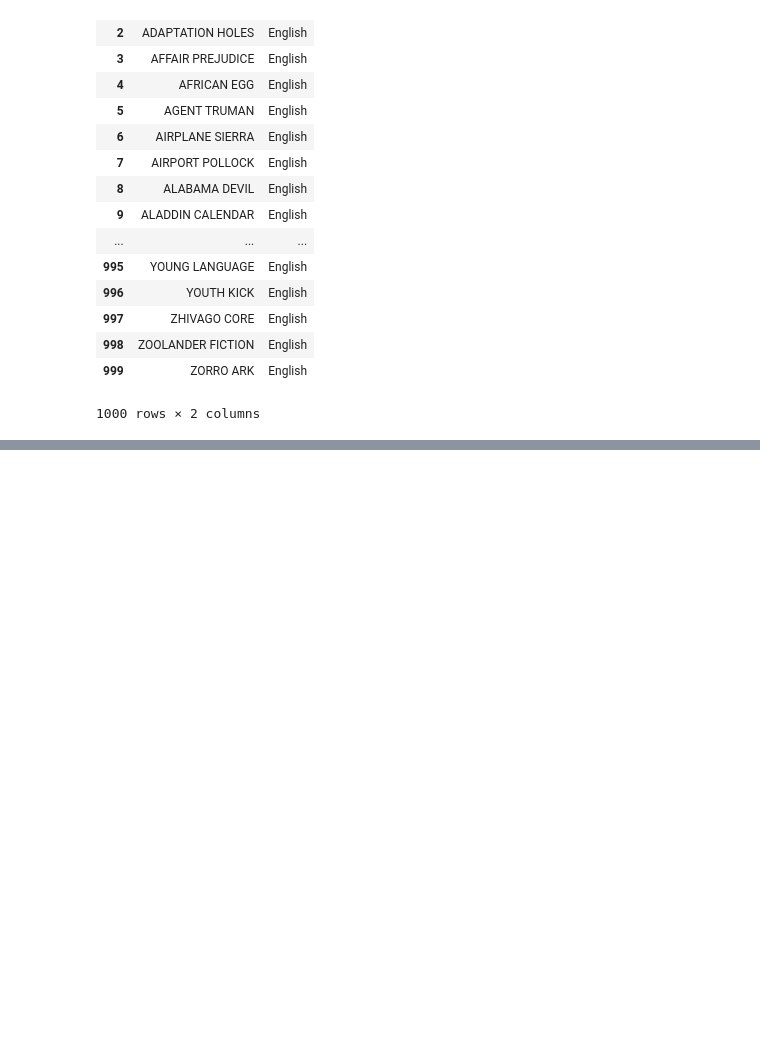
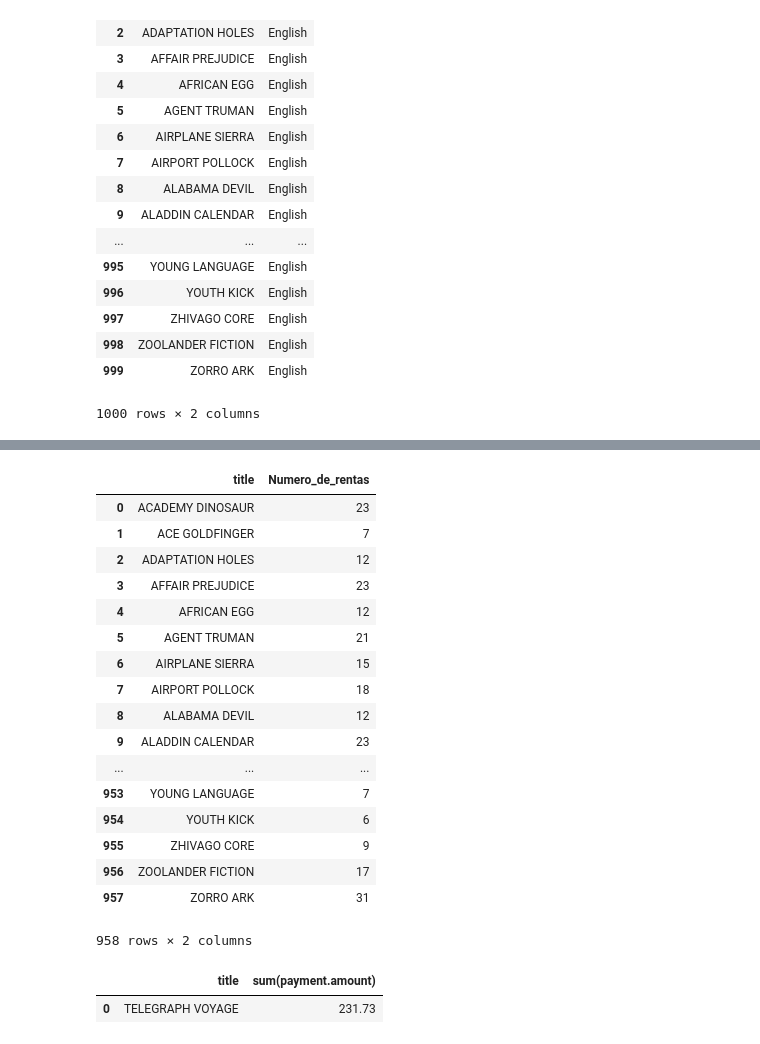
Before and after one commit to elxcheester/Ejercicios-de-base-de-datos, a Jupyter notebook: Notebook 2 - Crear y Consultar una Base de Datos relacional con MySQL.ipynb, the cells around one changed output, grey strips where cells are left out. Saved outputs shown, nothing was run; the diff lists cells and outputs as text; code cells hidden in the pictures; blank space fills up the shorter version.

```diff
--- a/Notebook 2 - Crear y Consultar una Base de Datos relacional con MySQL.ipynb
+++ b/Notebook 2 - Crear y Consultar una Base de Datos relacional con MySQL.ipynb
@@ -274,0 +320,30 @@ display(df)
+# %%
+#4
+df = pd.read_sql('SELECT film.title,count(rental.rental_id) as Numero_de_rentas from rental inner join inventory on rental.inventory_id=inventory.inventory_id inner join film on film.film_id=inventory.film_id group by film.title;', con=db_connection)
+display(df)
+# %% [output]
+|  | title | Numero_de_rentas |
+| 0 | ACADEMY DINOSAUR | 23 |
+| 1 | ACE GOLDFINGER | 7 |
+| 2 | ADAPTATION HOLES | 12 |
+| 3 | AFFAIR PREJUDICE | 23 |
+| 4 | AFRICAN EGG | 12 |
+| 5 | AGENT TRUMAN | 21 |
+| 6 | AIRPLANE SIERRA | 15 |
+| 7 | AIRPORT POLLOCK | 18 |
+| 8 | ALABAMA DEVIL | 12 |
+| 9 | ALADDIN CALENDAR | 23 |
+| ... | ... | ... |
+| 953 | YOUNG LANGUAGE | 7 |
+| 954 | YOUTH KICK | 6 |
+| 955 | ZHIVAGO CORE | 9 |
+| 956 | ZOOLANDER FICTION | 17 |
+| 957 | ZORRO ARK | 31 |
+958 rows × 2 columns
+# %%
+#5
+df = pd.read_sql('SELECT film.title, sum(payment.amount) from film inner join inventory on film.film_id=inventory.film_id inner join rental on inventory.inventory_id=rental.inventory_id inner join payment on rental.rental_id=payment.rental_id group by film.title order by sum(payment.amount) desc limit 1;', con=db_connection)
+display(df)
+# %% [output]
+|  | title | sum(payment.amount) |
+| 0 | TELEGRAPH VOYAGE | 231.73 |
```
Also changed, not shown: parts of 3 cells of this notebook.
